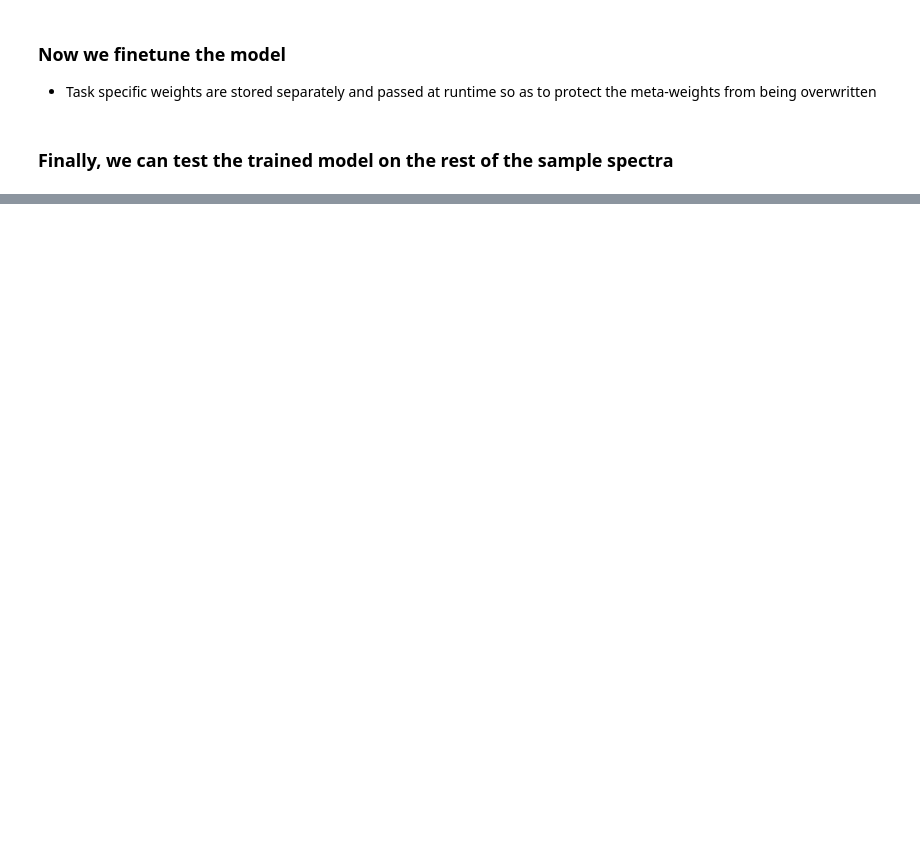
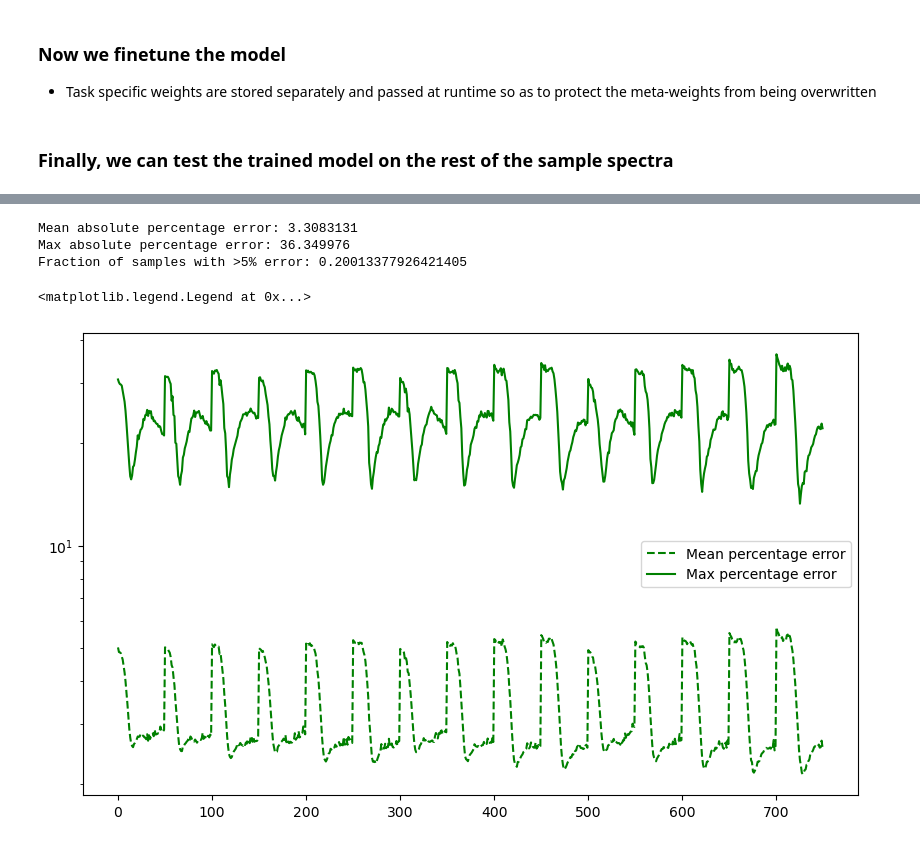
Before and after one commit to CMacM/CosyMAML, a Jupyter notebook: EXAMPLE_finetune_infer.ipynb, the cells around one changed output, grey strips where cells are left out. Saved outputs shown, nothing was run; the diff lists cells and outputs as text; code cells hidden in the pictures; blank space fills up the shorter version.

```diff
--- a/EXAMPLE_finetune_infer.ipynb
+++ b/EXAMPLE_finetune_infer.ipynb
@@ -93,11 +109,14 @@ for X_batch, y_batch in test_loader:
 print('Total predictions:', y_pred.shape)
 # Inverse transform the data
 y_pred = ScalerY.inverse_transform(y_pred)
+y_test = test_data.tensors[1]  # Get original test data
+
+# Exponentiate the data
+y_pred = torch.exp(y_pred)
+y_test = torch.exp(y_test)
+
+test_loss = torch.nn.functional.mse_loss(y_pred, y_test)
+print('Test loss:', test_loss.item())
 
 y_pred_np = y_pred.cpu().numpy()
-y_test = test_data[1]  # Get original test data
 y_test_np = y_test.cpu().numpy()
-
-# Exponentiate the data
-y_pred_np = np.exp(y_pred_np)
-y_test_np = np.exp(y_test_np)
@@ -103,0 +126,24 @@ y_test_np = np.exp(y_test_np)
+# %%
+# Plot the results
+# Compute mean absolute percentage error along the test set
+apes = np.abs((y_test_np - y_pred_np) / y_test_np) * 100
+ell_ape = np.mean(apes, axis=1)
+maml_mape = np.mean(apes, axis=0)
+maml_xape = np.max(apes, axis=0)
+maml_frate = len(ell_ape[ell_ape > 5]) / len(ell_ape)
+
+print('Mean absolute percentage error:', np.mean(maml_mape))
+print('Max absolute percentage error:', np.max(maml_xape))
+print('Fraction of samples with >5% error:', maml_frate)
+
+plt.figure(figsize=(10, 6))
+plt.plot(maml_mape, c='g', ls='--', label='Mean percentage error')
+plt.plot(maml_xape, c='g', ls='-', label='Max percentage error')
+plt.yscale('log')
+plt.legend()
+# %% [output]
+Mean absolute percentage error: 3.3083131
+Max absolute percentage error: 36.349976
+Fraction of samples with >5% error: 0.20013377926421405
+<matplotlib.legend.Legend at 0x...>
+[figure, added]
```
Also changed, not shown: parts of 4 cells of this notebook.
